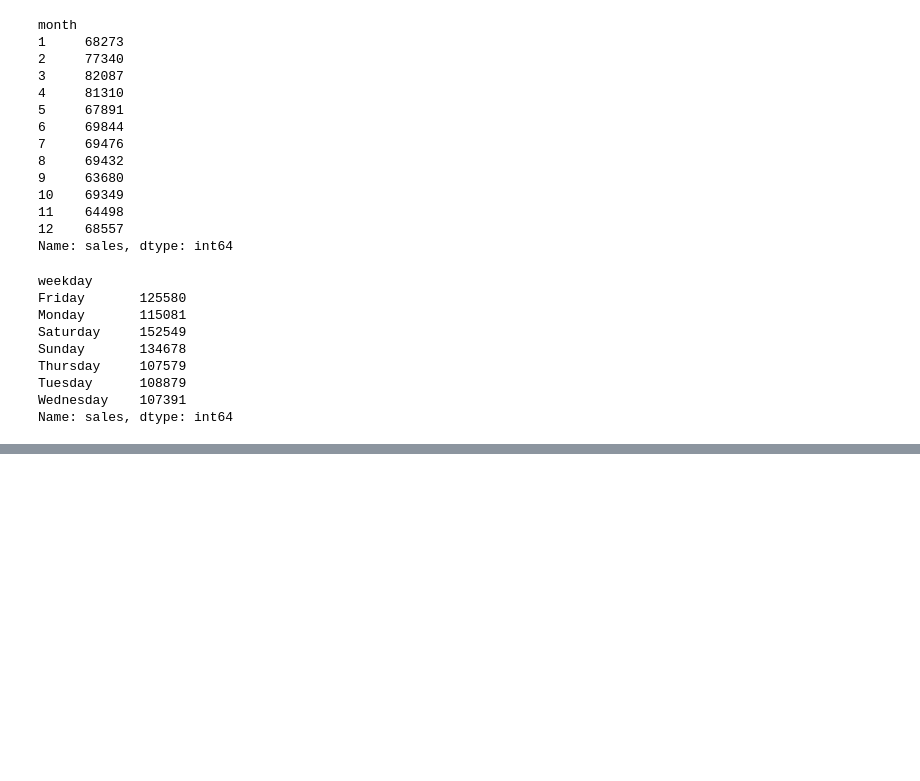
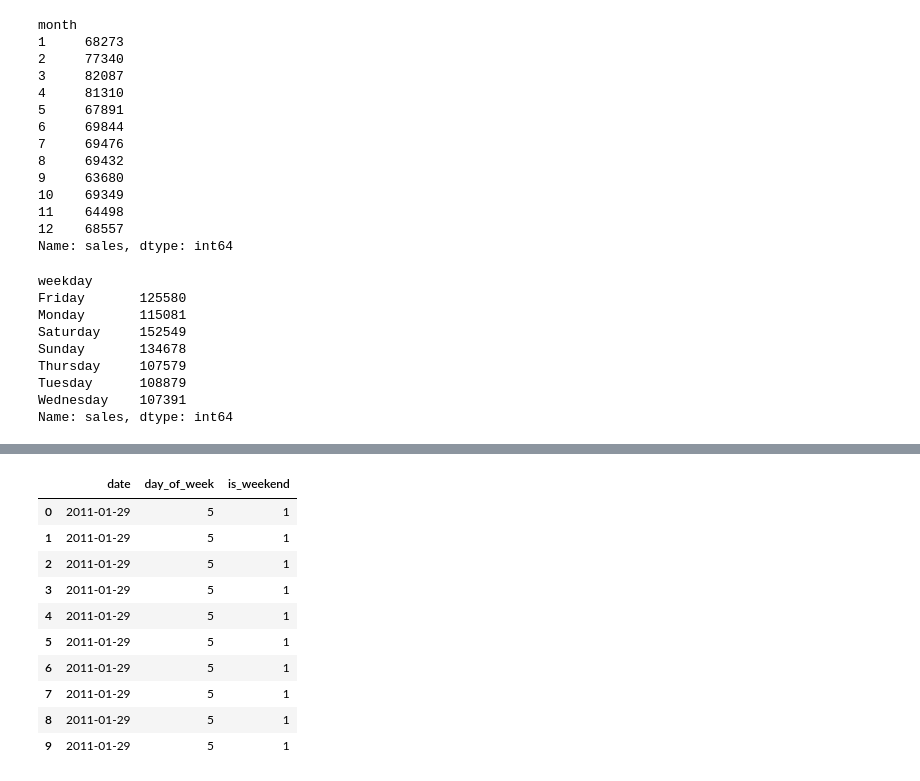
Before and after one commit to chintharevathireddy-blip/Retail-Demand-Forecasting, a Jupyter notebook: notebooks/01_Data_Understanding.ipynb, the cells around one changed output, grey strips where cells are left out. Cells and saved outputs as stored; diff of their text form; code cells hidden in the pictures; blank space fills up the shorter version.

```diff
--- a/notebooks/01_Data_Understanding.ipynb
+++ b/notebooks/01_Data_Understanding.ipynb
@@ -566,0 +595,14 @@ Name: sales, dtype: int64
+# %%
+sales_final[["date","day_of_week","is_weekend"]].head(10)
+# %% [output]
+|  | date | day_of_week | is_weekend |
+| 0 | 2011-01-29 | 5 | 1 |
+| 1 | 2011-01-29 | 5 | 1 |
+| 2 | 2011-01-29 | 5 | 1 |
+| 3 | 2011-01-29 | 5 | 1 |
+| 4 | 2011-01-29 | 5 | 1 |
+| 5 | 2011-01-29 | 5 | 1 |
+| 6 | 2011-01-29 | 5 | 1 |
+| 7 | 2011-01-29 | 5 | 1 |
+| 8 | 2011-01-29 | 5 | 1 |
+| 9 | 2011-01-29 | 5 | 1 |
```
Also changed, not shown: parts of 8 cells of this notebook.
